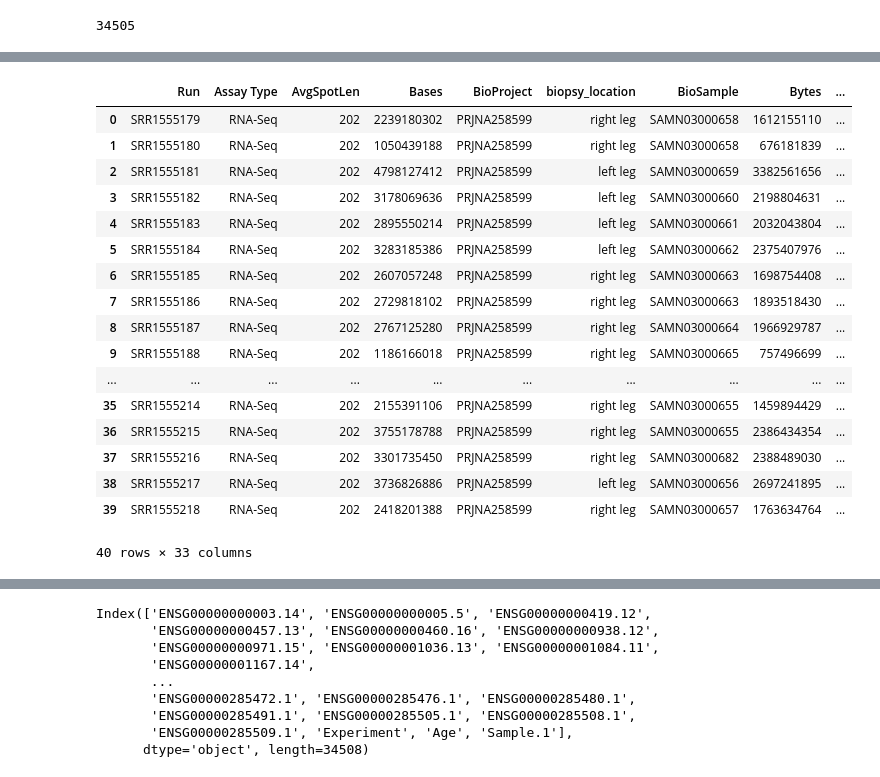
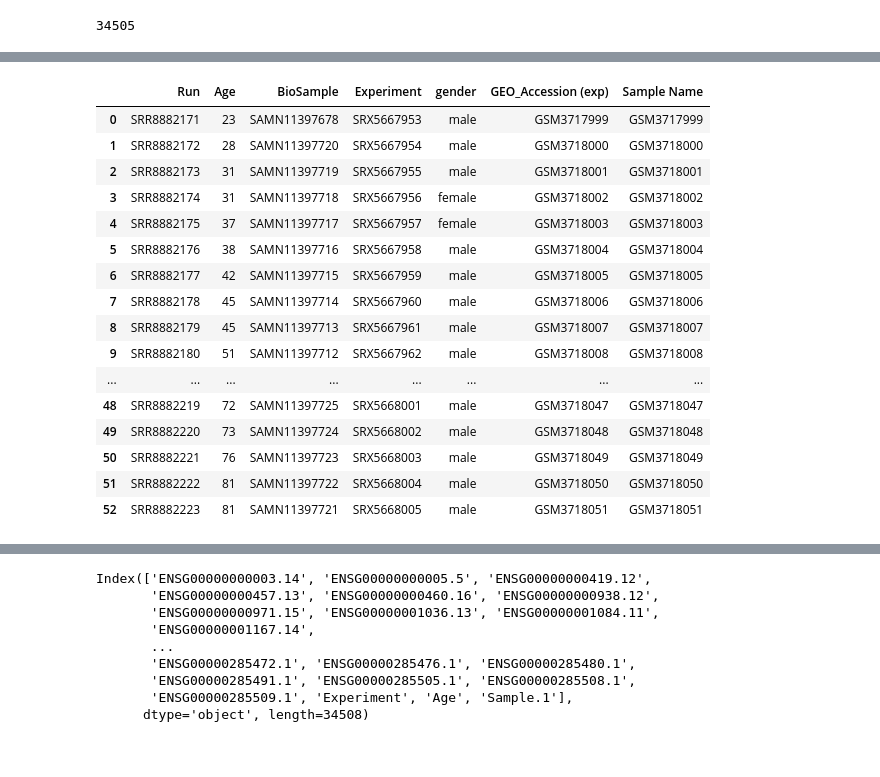
Before and after one commit to GuerreroVazquez/Test_DEG_methods-single_cell, a Jupyter notebook: Adding_last_RNAseq.ipynb, the cells around one changed output, grey strips where cells are left out. Cells and saved outputs as stored; diff of their text form; code cells hidden in the pictures.

```diff
--- a/Adding_last_RNAseq.ipynb
+++ b/Adding_last_RNAseq.ipynb
@@ -115,25 +115,24 @@ expression_GSE167186
 # %%
-metadata_GSE167186 = pd.read_csv("/home/karen/Documents/phd/Data/Expression_data/GSE60590/metadata.csv")
+metadata_GSE167186 = pd.read_csv("/home/karen/Documents/phd/Data/Expression_data/GSE129643/metadata.csv")
 metadata_GSE167186
 # %% [output]
-|  | Run | Assay Type | AvgSpotLen | Bases | BioProject | biopsy_location | BioSample | Bytes | ... |
-| 0 | SRR1555179 | RNA-Seq | 202 | 2239180302 | PRJNA258599 | right leg | SAMN03000658 | 1612155110 | ... |
-| 1 | SRR1555180 | RNA-Seq | 202 | 1050439188 | PRJNA258599 | right leg | SAMN03000658 | 676181839 | ... |
-| 2 | SRR1555181 | RNA-Seq | 202 | 4798127412 | PRJNA258599 | left leg | SAMN03000659 | 3382561656 | ... |
-| 3 | SRR1555182 | RNA-Seq | 202 | 3178069636 | PRJNA258599 | left leg | SAMN03000660 | 2198804631 | ... |
-| 4 | SRR1555183 | RNA-Seq | 202 | 2895550214 | PRJNA258599 | left leg | SAMN03000661 | 2032043804 | ... |
-| 5 | SRR1555184 | RNA-Seq | 202 | 3283185386 | PRJNA258599 | left leg | SAMN03000662 | 2375407976 | ... |
-| 6 | SRR1555185 | RNA-Seq | 202 | 2607057248 | PRJNA258599 | right leg | SAMN03000663 | 1698754408 | ... |
-| 7 | SRR1555186 | RNA-Seq | 202 | 2729818102 | PRJNA258599 | right leg | SAMN03000663 | 1893518430 | ... |
-| 8 | SRR1555187 | RNA-Seq | 202 | 2767125280 | PRJNA258599 | right leg | SAMN03000664 | 1966929787 | ... |
-| 9 | SRR1555188 | RNA-Seq | 202 | 1186166018 | PRJNA258599 | right leg | SAMN03000665 | 757496699 | ... |
-| ... | ... | ... | ... | ... | ... | ... | ... | ... | ... |
-| 35 | SRR1555214 | RNA-Seq | 202 | 2155391106 | PRJNA258599 | right leg | SAMN03000655 | 1459894429 | ... |
-| 36 | SRR1555215 | RNA-Seq | 202 | 3755178788 | PRJNA258599 | right leg | SAMN03000655 | 2386434354 | ... |
-| 37 | SRR1555216 | RNA-Seq | 202 | 3301735450 | PRJNA258599 | right leg | SAMN03000682 | 2388489030 | ... |
-| 38 | SRR1555217 | RNA-Seq | 202 | 3736826886 | PRJNA258599 | left leg | SAMN03000656 | 2697241895 | ... |
-| 39 | SRR1555218 | RNA-Seq | 202 | 2418201388 | PRJNA258599 | right leg | SAMN03000657 | 1763634764 | ... |
+|  | Run | Age | BioSample | Experiment | gender | GEO_Accession (exp) | Sample Name |
+| 0 | SRR8882171 | 23 | SAMN11397678 | SRX5667953 | male | GSM3717999 | GSM3717999 |
+| 1 | SRR8882172 | 28 | SAMN11397720 | SRX5667954 | male | GSM3718000 | GSM3718000 |
+| 2 | SRR8882173 | 31 | SAMN11397719 | SRX5667955 | male | GSM3718001 | GSM3718001 |
+| 3 | SRR8882174 | 31 | SAMN11397718 | SRX5667956 | female | GSM3718002 | GSM3718002 |
+| 4 | SRR8882175 | 37 | SAMN11397717 | SRX5667957 | female | GSM3718003 | GSM3718003 |
+| 5 | SRR8882176 | 38 | SAMN11397716 | SRX5667958 | male | GSM3718004 | GSM3718004 |
+| 6 | SRR8882177 | 42 | SAMN11397715 | SRX5667959 | male | GSM3718005 | GSM3718005 |
+| 7 | SRR8882178 | 45 | SAMN11397714 | SRX5667960 | male | GSM3718006 | GSM3718006 |
+| 8 | SRR8882179 | 45 | SAMN11397713 | SRX5667961 | male | GSM3718007 | GSM3718007 |
+| 9 | SRR8882180 | 51 | SAMN11397712 | SRX5667962 | male | GSM3718008 | GSM3718008 |
+| ... | ... | ... | ... | ... | ... | ... | ... |
+| 48 | SRR8882219 | 72 | SAMN11397725 | SRX5668001 | male | GSM3718047 | GSM3718047 |
+| 49 | SRR8882220 | 73 | SAMN11397724 | SRX5668002 | male | GSM3718048 | GSM3718048 |
+| 50 | SRR8882221 | 76 | SAMN11397723 | SRX5668003 | male | GSM3718049 | GSM3718049 |
+| 51 | SRR8882222 | 81 | SAMN11397722 | SRX5668004 | male | GSM3718050 | GSM3718050 |
+| 52 | SRR8882223 | 81 | SAMN11397721 | SRX5668005 | male | GSM3718051 | GSM3718051 |
-40 rows × 33 columns
 # %%
 metadata_GSE167186.set_index(metadata_GSE167186["Run"], inplace=True)
 # %%
```
Also changed, not shown: parts of 9 cells of this notebook.
